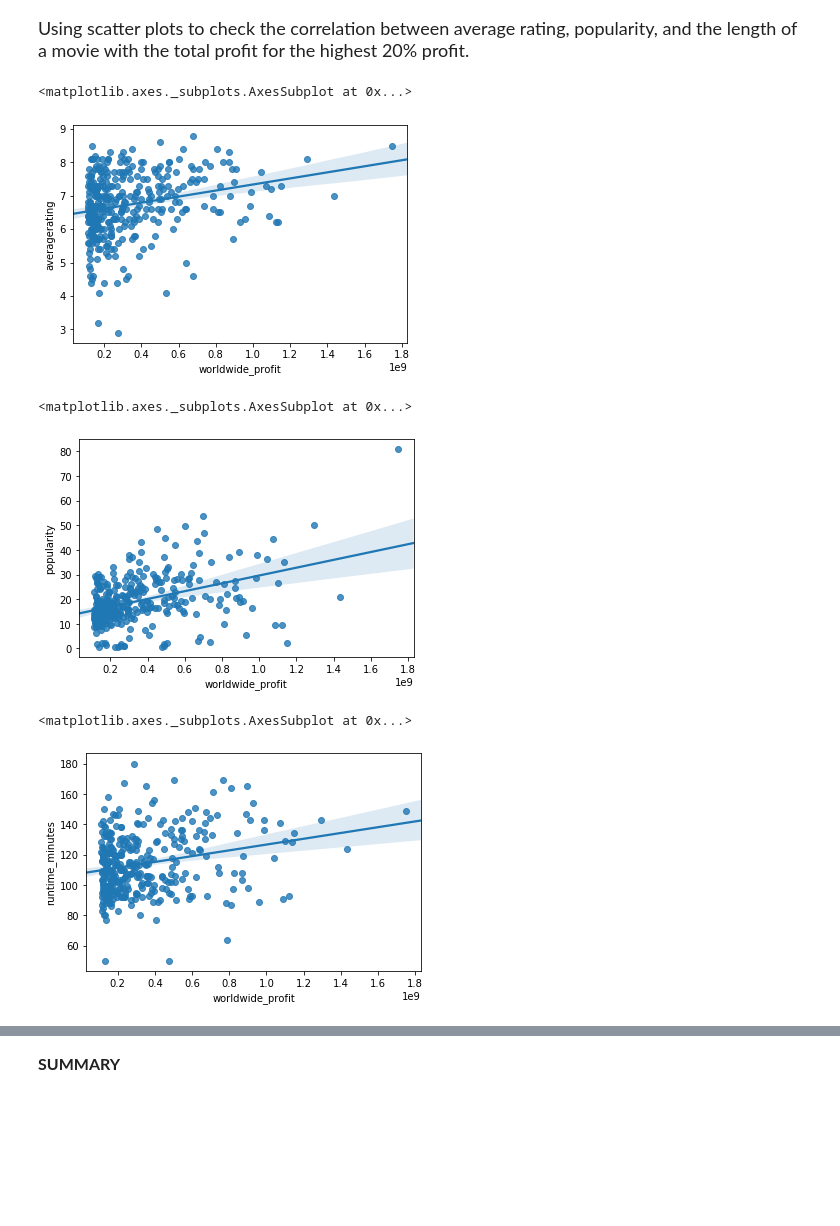
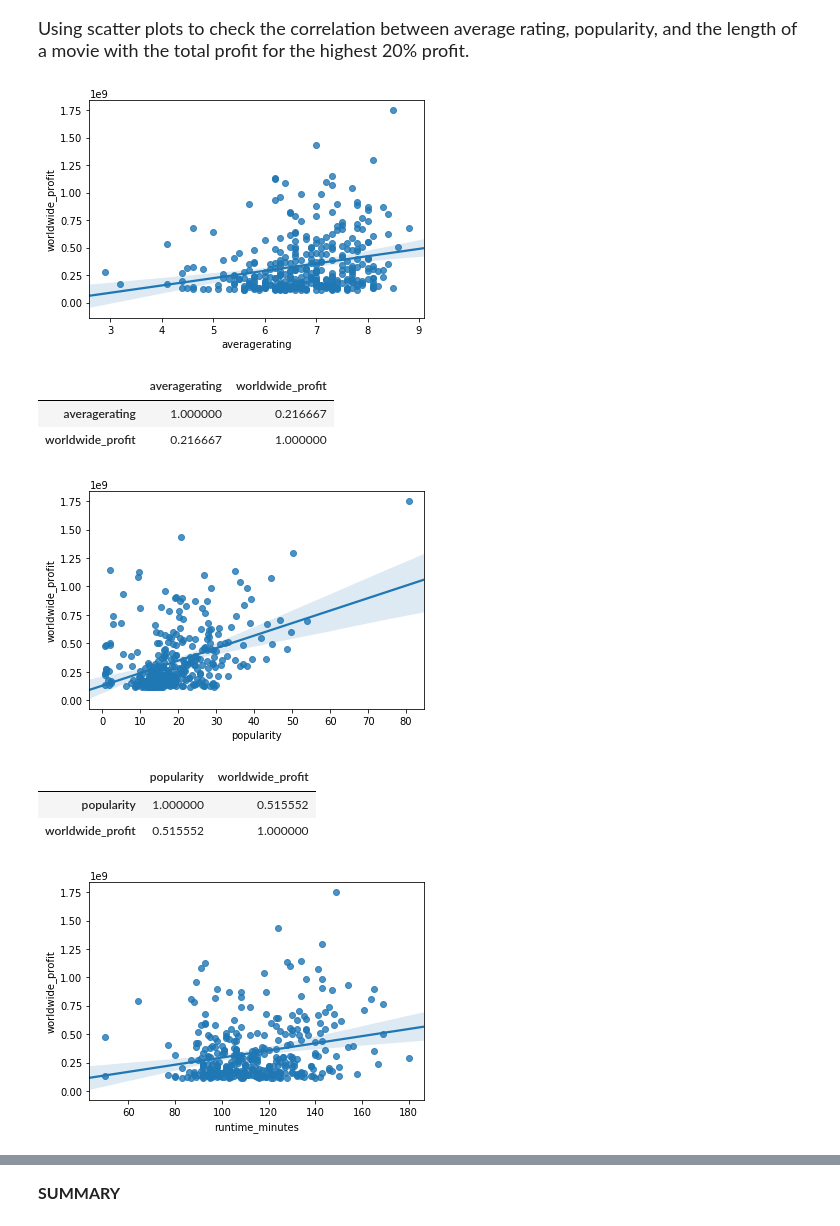
Before and after one commit to rkucar/dsc-mod-1-project-v2-1-online-ds-sp-000, a Jupyter notebook: student.ipynb, the cells around one changed output, grey strips where cells are left out. Drawn from its saved outputs; the diff is of its cells as text; code cells hidden in the pictures; blank space fills up the shorter version.

```diff
--- a/student.ipynb
+++ b/student.ipynb
@@ -327,7 +326,7 @@ AttributeError: Can only use .str accessor with string values!
 <font size='4' > Selecting columns to analize domestic and worldwide profits. </font>
 # %%
 df1234_profit = df1234[['runtime_minutes', 'averagerating', 'popularity', 'movie', 'production_budget',
-                        'domestic_gross', 'worldwide_gross','genres']]
+                        'domestic_gross', 'worldwide_gross','genres']].copy()
 df1234_profit.head(2)
 # %% [output]
 |  | runtime_minutes | averagerating | popularity | movie | production_budget | domestic_gross | ... |
@@ -453,19 +453,28 @@ df1234_top_20
 <font size='4' > Using scatter plots to check the correlation between average rating, popularity, and the length of a movie with the total profit for the highest 20% profit.</font>
 # %%
 # Correlation between total profit and average rating.
-sns.regplot('worldwide_profit', 'averagerating', df1234_top_20)
+sns.regplot( 'averagerating', 'worldwide_profit', df1234_top_20);
 # %% [output]
-<matplotlib.axes._subplots.AxesSubplot at 0x...>
-[figure, old version]
+[figure, new version]
+# %%
+df1234_profit[['averagerating','worldwide_profit']].corr()
+# %% [output]
+|  | averagerating | worldwide_profit |
+| averagerating | 1.000000 | 0.216667 |
+| worldwide_profit | 0.216667 | 1.000000 |
 # %%
 # Correlation between total profit and popularity.
-sns.regplot('worldwide_profit', 'popularity', df1234_top_20)
+sns.regplot( 'popularity', 'worldwide_profit',df1234_top_20);
 # %% [output]
-<matplotlib.axes._subplots.AxesSubplot at 0x...>
-[figure, old version]
+[figure, new version]
+# %%
+df1234_profit[['popularity','worldwide_profit']].corr()
+# %% [output]
+|  | popularity | worldwide_profit |
+| popularity | 1.000000 | 0.515552 |
+| worldwide_profit | 0.515552 | 1.000000 |
 # %%
 # # Correlation between total profit and length of a movie.
-sns.regplot('worldwide_profit', 'runtime_minutes', df1234_top_20)
+sns.regplot( 'runtime_minutes', 'worldwide_profit', df1234_top_20);
 # %% [output]
-<matplotlib.axes._subplots.AxesSubplot at 0x...>
-[figure, old version]
+[figure, new version]
```
Also changed, not shown: parts of 12 cells of this notebook.
